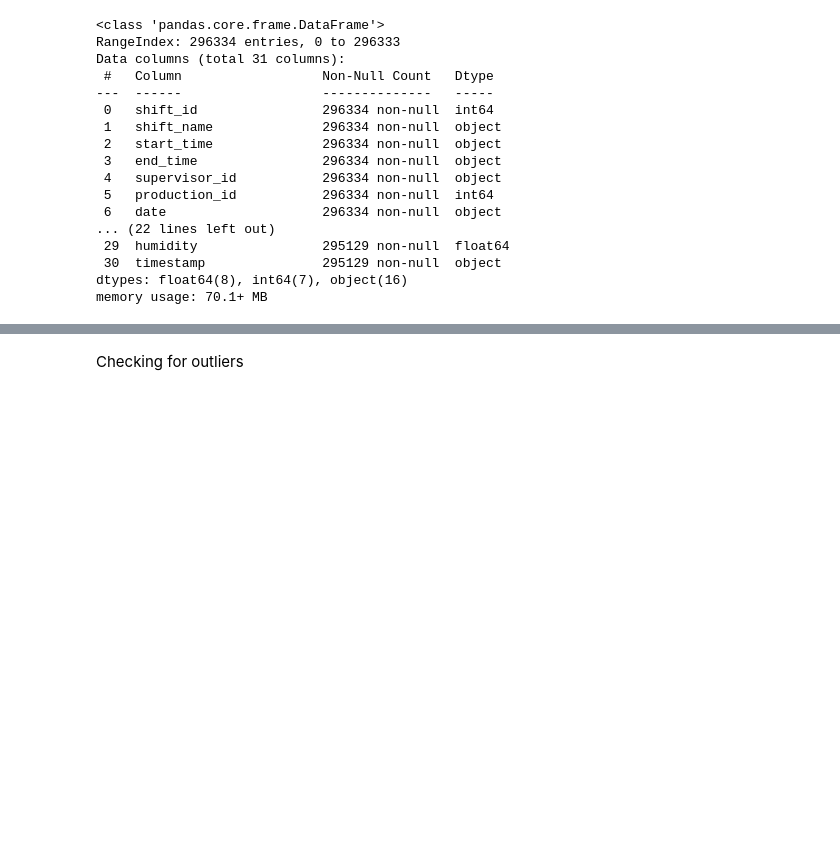
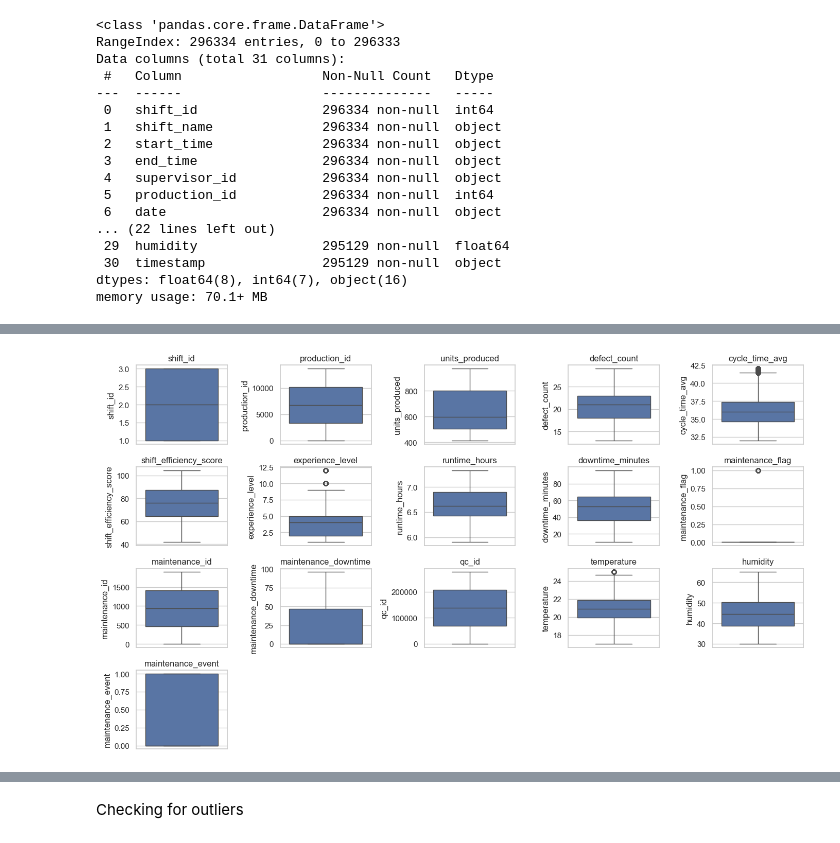
Before and after one commit to mrDanbatta/Shift_performace_project, a Jupyter notebook: shift_performance_notebook.ipynb, the cells around one changed output, grey strips where cells are left out. Cells and saved outputs as stored; diff of their text form; code cells hidden in the pictures; blank space fills up the shorter version.

```diff
--- a/shift_performance_notebook.ipynb
+++ b/shift_performance_notebook.ipynb
@@ -28,3 +72,5 @@ df.to_csv('data/ShiftPerformance.csv', index=False)
 # %%
-df_copy = df.copy()
+# create a working dataset
+df = pd.read_sql("SELECT * FROM ShiftPerformance", engine)
+df_work = df.copy()
 # %%
@@ -229,0 +244,17 @@ Inspection result: 3 ['Rework' 'Accepted' 'Rejected']
+# %%
+# handle missing values
+
+# maintenance events
+df_work["maintenance_downtime"] = df_work["maintenance_downtime"].fillna(0)
+
+# environmental sensors
+df_work["temperature"] = df_work["temperature"].fillna(
+    df_work["temperature"].median()
+)
+
+df_work["humidity"] = df_work["humidity"].fillna(
+    df_work["humidity"].median()
+)
+
+# timestamp
+df_work["timestamp"] = df_work["timestamp"].fillna(method="ffill")
@@ -229,0 +281,22 @@ Inspection result: 3 ['Rework' 'Accepted' 'Rejected']
+# %%
+# Create binary feature indicating whether maintenance occurred
+# 1 = maintenance happened
+# 0 = no maintenance
+
+df_work["maintenance_event"] = df_work["maintenance_id"].notna().astype(int)
+# %%
+numeric_cols = df_work.select_dtypes(include=np.number).columns
+
+plt.figure(figsize=(14,10))
+
+for i, col in enumerate(numeric_cols, 1):
+
+    plt.subplot(5,5,i)
+    sns.boxplot(y=df_work[col])
+    plt.title(col)
+
+plt.tight_layout()
+
+plt.show()
+# %% [output]
+[figure, added]
```
Also changed, not shown: parts of 34 cells of this notebook.
